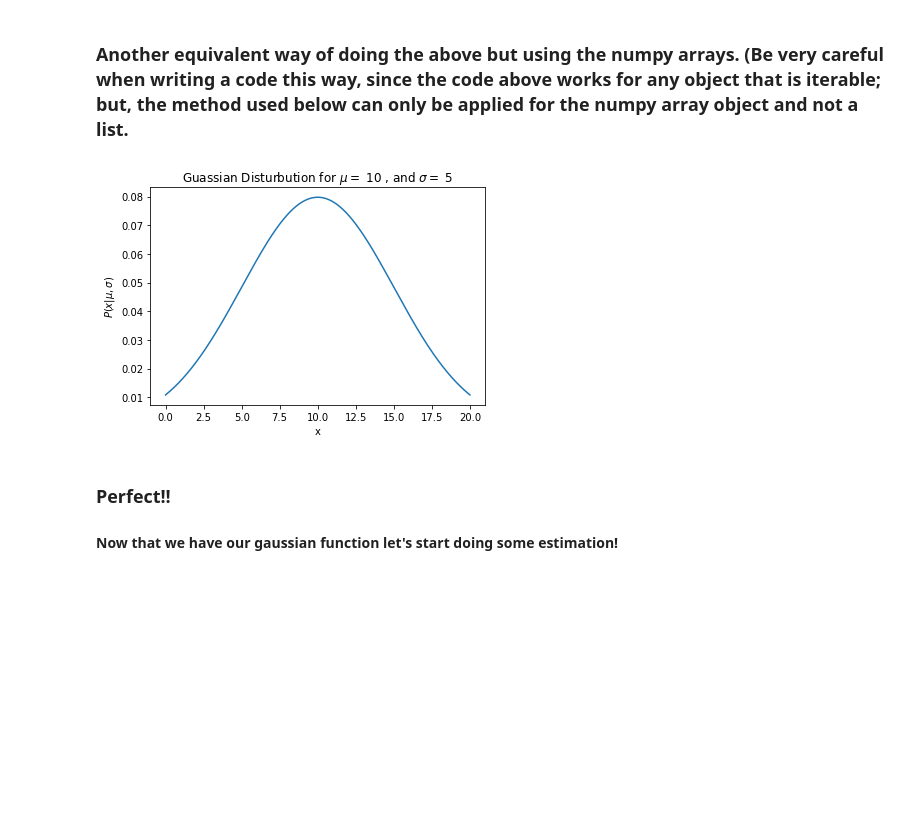
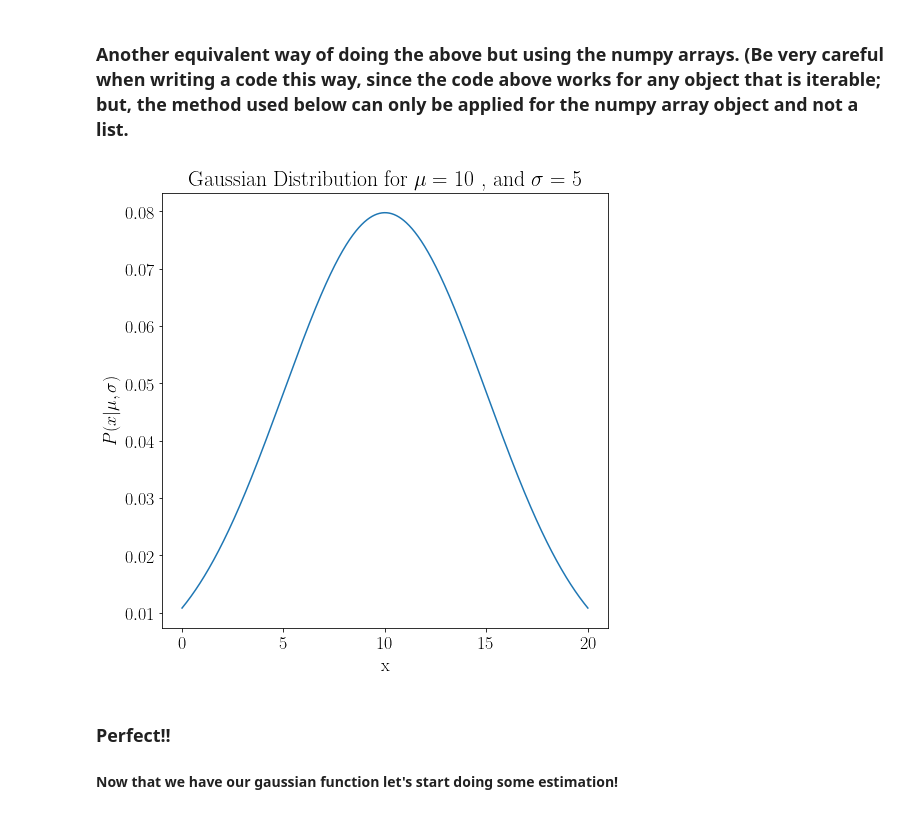
Before and after one commit to abtinshahidi/Foundation_applied_machine_learning, a Jupyter notebook: notebooks/week2/week2.ipynb, the cells around one changed output. Cells and saved outputs as stored; diff of their text form; code cells hidden in the pictures; blank space fills up the shorter version.

```diff
--- a/notebooks/week2/week2.ipynb
+++ b/notebooks/week2/week2.ipynb
@@ -29,3 +26,26 @@ import matplotlib.pyplot as plt
+# %%
+import numpy as np
+import matplotlib.pyplot as plt
+
+# font parameters dictionary
+font = {'family' : 'serif',
+        'weight' : 'bold',
+        'size'   : 18,}
+
+
+# figure parameters dictionary
+figure = {"figsize" : (6,6),
+          "dpi" : 120,
+          "facecolor" : "w",
+          "edgecolor" : "k",}
+
+
+
+# use LaTeX fonts in the plot
+plt.rc('text', usetex=True)
+
+# Set the font parameters
+plt.rc('font', **font)
 # %% [markdown]
 #### First we need a gaussian function. We can use built-in functions in numpy for getting a gaussian function. However, let's define it ourself  as an easy practice:
 # %%
@@ -44,15 +64,16 @@ prob_list = [Gaussian_prob(x, mu, sigma) for x in x_span]
 # %%
 prob_np_array = Gaussian_prob(x_span, mu, sigma)
 # %%
+plt.figure(figsize=(8,8))
 plt.plot(x_span, prob_list)
 
 plt.title("Gaussian Distribution for $\mu=$ {} , and $\sigma=$ {}".format(mu, sigma))
 plt.xlabel(r"x")
 plt.ylabel(r"$P(x|\mu, \sigma)$")
 
 plt.show()
 # %% [output]
-[figure, old version]
+[figure, new version]
 # %% [markdown]
 ### **Perfect!!**
 
```
Also changed, not shown: parts of 17 cells of this notebook.
